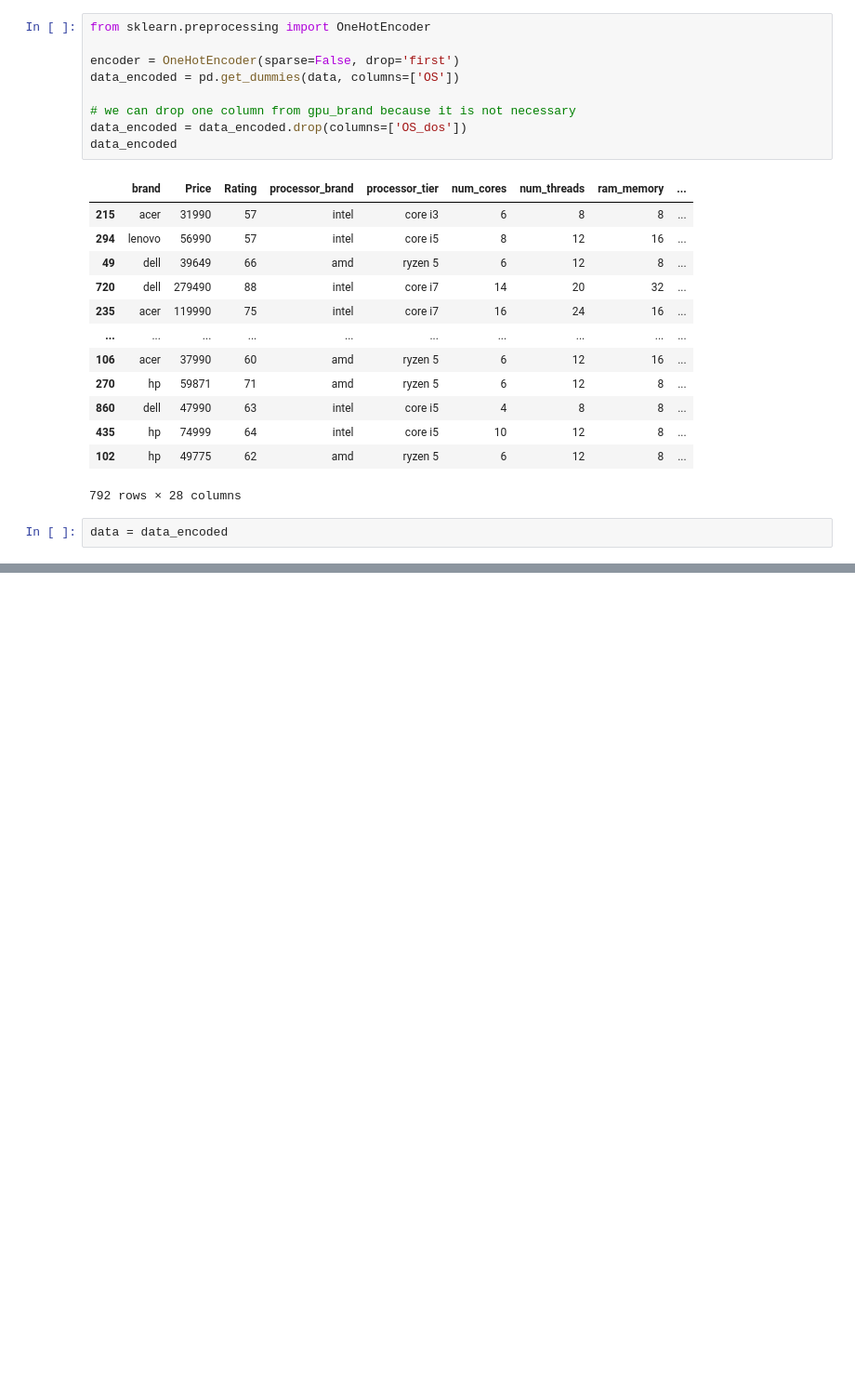
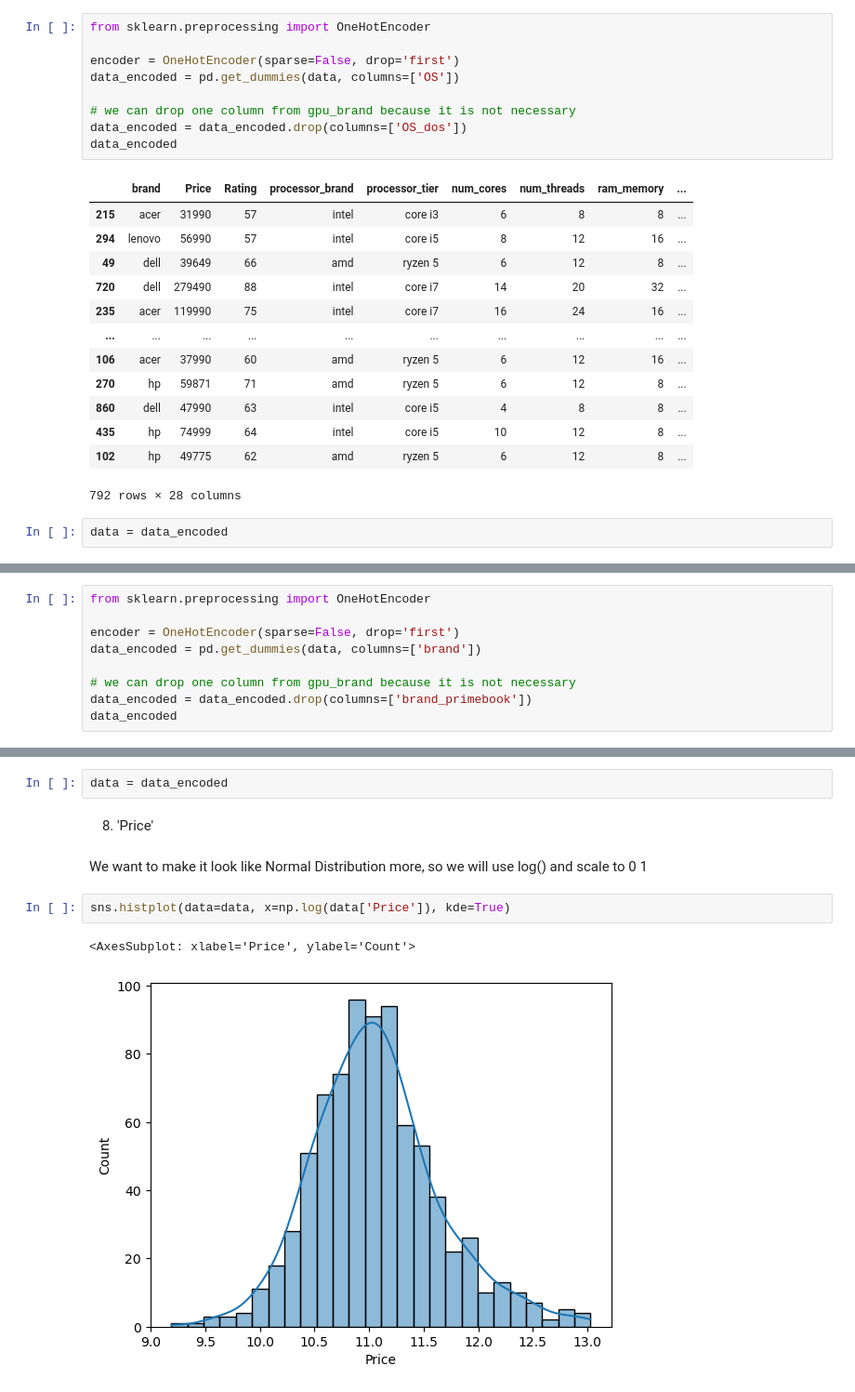
Before and after one commit to kateqwerty001/Laptops_Clustering, a Jupyter notebook: EDA/EDA_LaptopsClustering_Kate.ipynb, the cells around one changed output, grey strips where cells are left out. Shown at 93% size. Cells and saved outputs as stored; diff of their text form; blank space fills up the shorter version.

Commit message:
updates to column transformations

```diff
--- a/EDA/EDA_LaptopsClustering_Kate.ipynb
+++ b/EDA/EDA_LaptopsClustering_Kate.ipynb
@@ -475,0 +493,9 @@ data = data_encoded
+# %%
+from sklearn.preprocessing import OneHotEncoder
+
+encoder = OneHotEncoder(sparse=False, drop='first')
+data_encoded = pd.get_dummies(data, columns=['brand'])
+
+# we can drop one column from gpu_brand because it is not necessary
+data_encoded = data_encoded.drop(columns=['brand_primebook'])
+data_encoded
@@ -475,0 +516,11 @@ data = data_encoded
+# %%
+data = data_encoded
+# %% [markdown]
+8. 'Price'
+# %% [markdown]
+We want to make it look like Normal Distribution more, so we will use log() and scale to 0 1
+# %%
+sns.histplot(data=data, x=np.log(data['Price']), kde=True)
+# %% [output]
+<AxesSubplot: xlabel='Price', ylabel='Count'>
+[figure, added]
```
Also changed, not shown: parts of 29 cells of this notebook.
